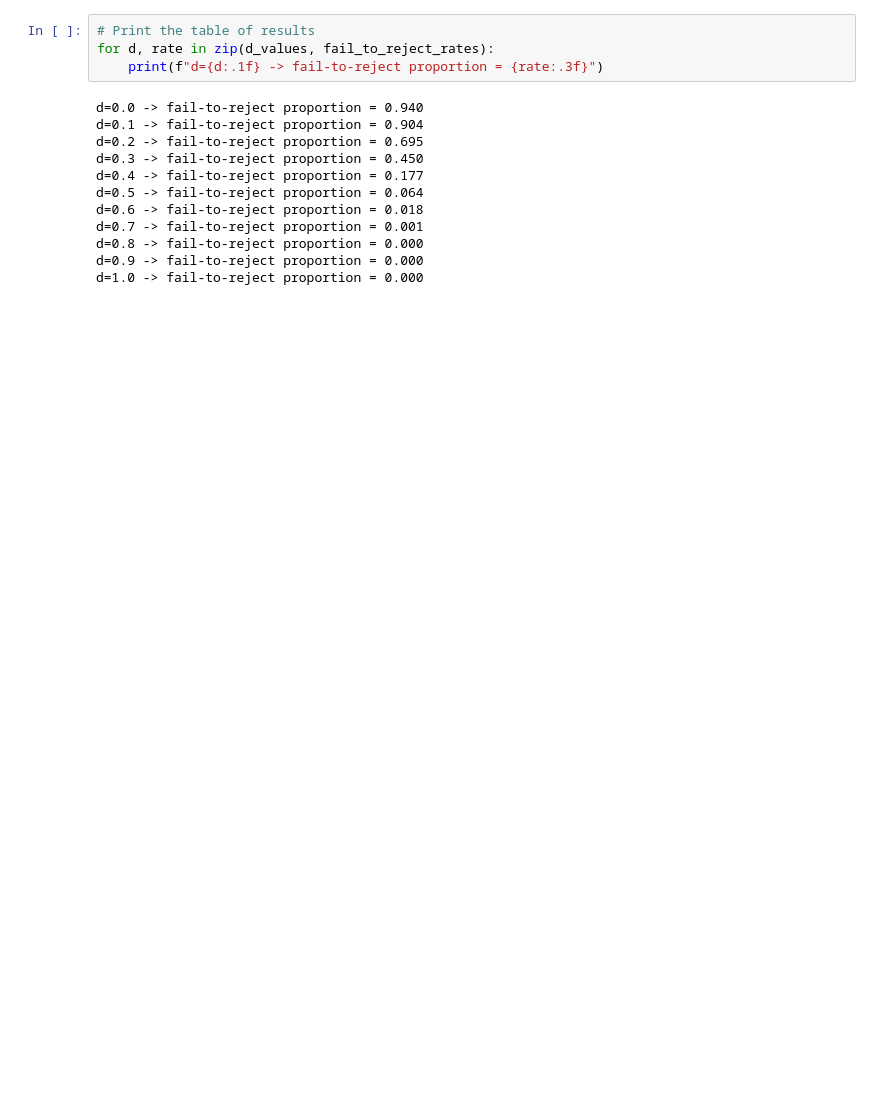
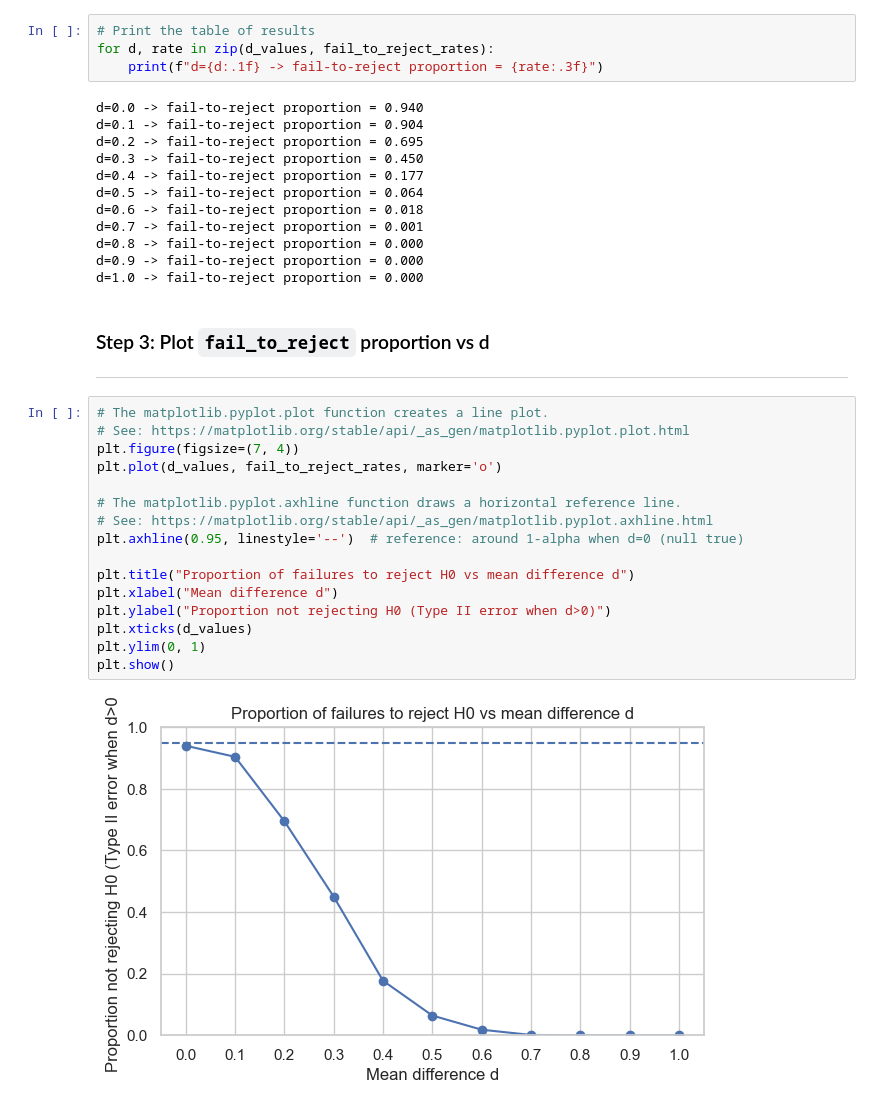
Before and after one commit to atacanbt/applied_statistics, a Jupyter notebook: problems.ipynb, the cells around one changed output. Drawn from its saved outputs; the diff is of its cells as text; blank space fills up the shorter version.

```diff
--- a/problems.ipynb
+++ b/problems.ipynb
@@ -308,3 +305,24 @@ d=0.7 -> fail-to-reject proportion = 0.001
 d=0.8 -> fail-to-reject proportion = 0.000
 d=0.9 -> fail-to-reject proportion = 0.000
 d=1.0 -> fail-to-reject proportion = 0.000
+# %% [markdown]
+### Step 3: Plot `fail_to_reject` proportion vs d
+---
+# %%
+# The matplotlib.pyplot.plot function creates a line plot.
+# See: https://matplotlib.org/stable/api/_as_gen/matplotlib.pyplot.plot.html
+plt.figure(figsize=(7, 4))
+plt.plot(d_values, fail_to_reject_rates, marker='o')
+
+# The matplotlib.pyplot.axhline function draws a horizontal reference line.
+# See: https://matplotlib.org/stable/api/_as_gen/matplotlib.pyplot.axhline.html
+plt.axhline(0.95, linestyle='--')  # reference: around 1-alpha when d=0 (null true)
+
+plt.title("Proportion of failures to reject H0 vs mean difference d")
+plt.xlabel("Mean difference d")
+plt.ylabel("Proportion not rejecting H0 (Type II error when d>0)")
+plt.xticks(d_values)
+plt.ylim(0, 1)
+plt.show()
+# %% [output]
+[figure, added]
```
Also changed, not shown: parts of 19 cells of this notebook.
